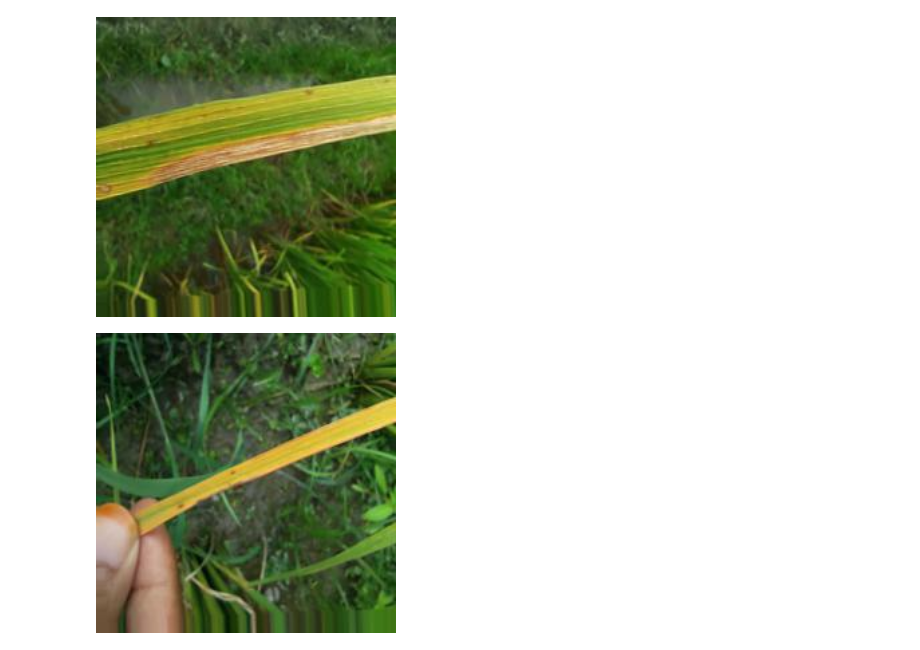
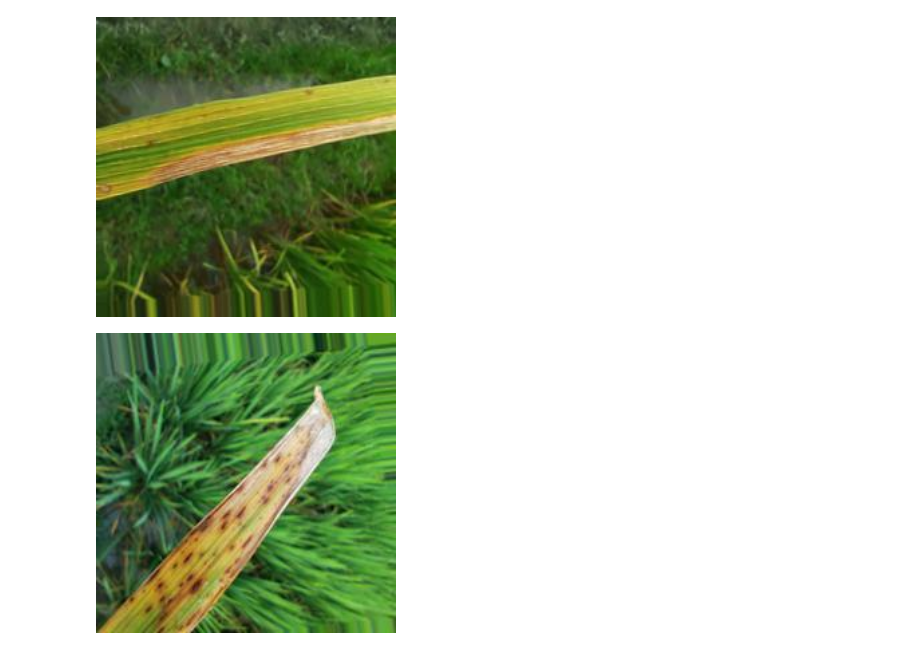
Before and after one commit to HabibaJahn/Rice_disease_detection, a Jupyter notebook: Model_Train.ipynb, the cells around one changed output. Cells and saved outputs as stored; diff of their text form; code cells hidden in the pictures.

```diff
--- a/Model_Train.ipynb
+++ b/Model_Train.ipynb
@@ -106,10 +106,14 @@ with open(image_path, 'rb') as f:
 # %% [output]
 [figure]
 # %%
-image_path = '/content/drive/My Drive/Ai Project/split_dataset/test/Narrow Brown Leaf Spot/aug_0_2461.jpg'
+from PIL import Image
+import IPython.display as display
+
+# Example path to an image in your split dataset
+image_path = '/content/drive/My Drive/Ai Project/split_dataset/test/Narrow Brown Leaf Spot/aug_0_2969.jpg'
 
 # Open and display the image
 with open(image_path, 'rb') as f:
     display.display(display.Image(data=f.read(), width=300))
 # %% [output]
-[figure, old version]
+[figure, new version]
```
Also changed, not shown: parts of 15 cells of this notebook.
